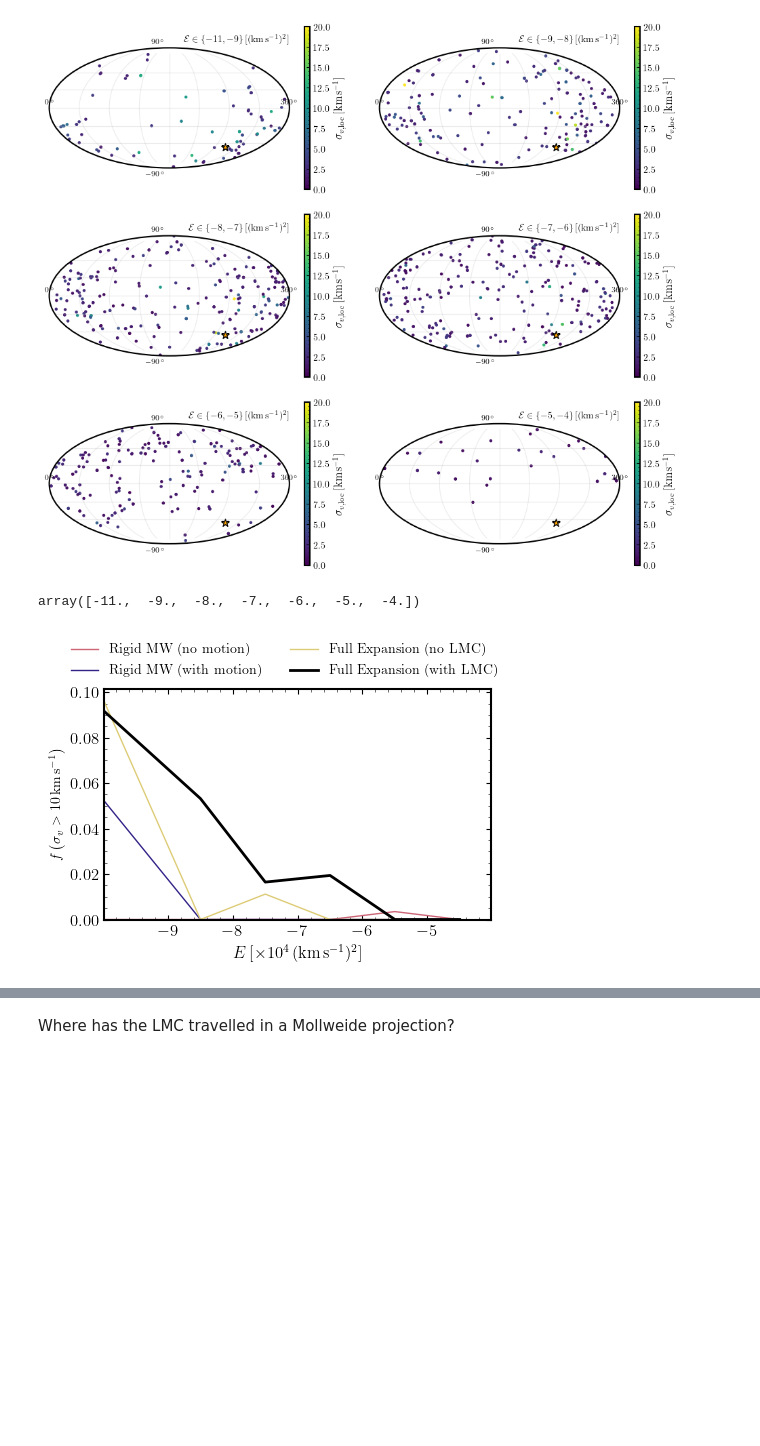
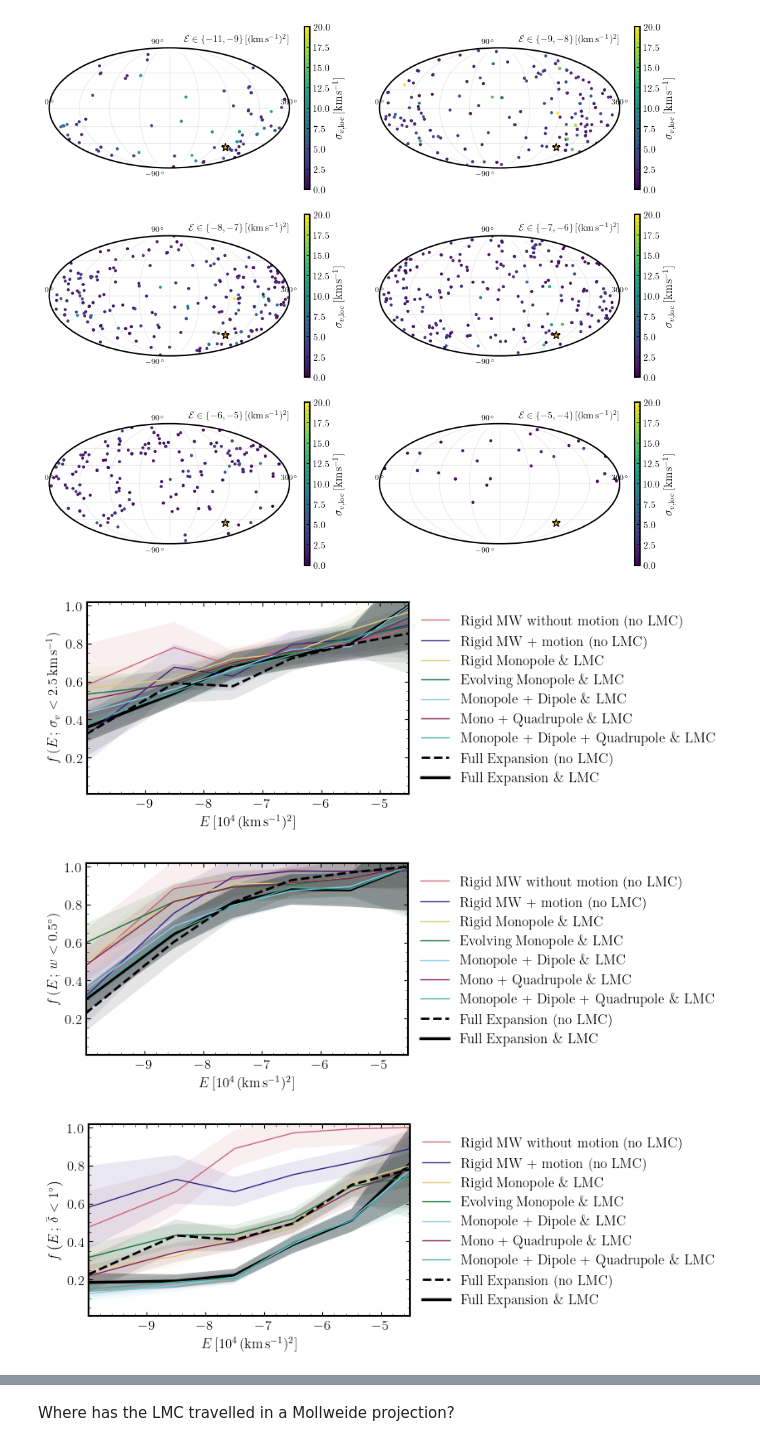
Before and after one commit to dc-broo3/oceanus, a Jupyter notebook: analysis/mollewideplots.ipynb, the cells around one changed output, grey strips where cells are left out. Saved outputs shown, nothing was run; the diff lists cells and outputs as text; code cells hidden in the pictures; blank space fills up the shorter version.

```diff
--- a/analysis/mollewideplots.ipynb
+++ b/analysis/mollewideplots.ipynb
@@ -846,8 +846,4 @@ pot = 'Full-MWhalo-MWdisc-LMC.hdf5'
 mollweide_gc_Ebins(path, pot, 'rigid-mw-no-motion', False)
 # %% [output]
 [figure]
-# %%
-np.delete(np.linspace(-11,-4,8), 1)
-# %% [output]
-array([-11.,  -9.,  -8.,  -7.,  -6.,  -5.,  -4.])
 # %%
@@ -899,12 +985,23 @@ def frac_highvel_streams(path_data, pots, pot_labels, plotname, savefig=False):
         plt.savefig('/mnt/ceph/users/rbrooks/oceanus/analysis/figures/mollweide/ebins/{}'.format(plotname))
     # plt.close()
 # %%
-path = '/mnt/ceph/users/rbrooks/oceanus/analysis/stream-runs/combined-files/plotting_data/1024-dthalfMyr-10rpmin-75ramax/'
-
-potentials = list(['rigid-mw.hdf5','static-mw.hdf5', 'full-MWhalo-full-MWdisc-no-LMC.hdf5', 'Full-MWhalo-MWdisc-LMC.hdf5'])
-
-labels = list(['Rigid MW (no motion)', 'Rigid MW (with motion)', 'Full Expansion (no LMC)', 'Full Expansion (with LMC)'])
-
-frac_highvel_streams(path, potentials, labels, 'frac_highvel_streams', True)
+# path = '/mnt/ceph/users/rbrooks/oceanus/analysis/stream-runs/combined-files/plotting_data/1024-dthalfMyr-10rpmin-75ramax/'
+# potentials = list(['rigid-mw.hdf5','static-mw.hdf5', 'full-MWhalo-full-MWdisc-no-LMC.hdf5', 'Full-MWhalo-MWdisc-LMC.hdf5'])
+# labels = list(['Rigid MW (no motion)', 'Rigid MW (with motion)', 'Full Expansion (no LMC)', 'Full Expansion (with LMC)'])
+# frac_highvel_streams(path, potentials, labels, 'frac_highvel_streams', False)
-# %% [output]
-[figure, removed]
+# %%
+path = '/mnt/ceph/users/rbrooks/oceanus/analysis/stream-runs/combined-files/plotting_data/1024-dthalfMyr-10rpmin-75ramax/'
+potentials = list(['rigid-mw.hdf5','static-mw.hdf5', 'rm-MWhalo-full-MWdisc-full-LMC.hdf5', 'em-MWhalo-full-MWdisc-full-LMC.hdf5',\
+               'md-MWhalo-full-MWdisc-full-LMC.hdf5', 'mq-MWhalo-full-MWdisc-full-LMC.hdf5', 'mdq-MWhalo-full-MWdisc-full-LMC.hdf5',\
+                'full-MWhalo-full-MWdisc-no-LMC.hdf5', 'Full-MWhalo-MWdisc-LMC.hdf5'])
+
+labels = list(['Rigid MW without motion (no LMC)', 'Rigid MW + motion (no LMC)', 'Rigid Monopole \& LMC', 'Evolving Monopole \& LMC', \
+       'Monopole + Dipole \& LMC', 'Mono + Quadrupole \& LMC', 'Monopole + Dipole + Quadrupole \& LMC', 'Full Expansion (no LMC)', 'Full Expansion \& LMC'])
+
+frac_streams_indiv(path, 'veldis', potentials, labels, 'frac_streams_veldis', False)
+frac_streams_indiv(path, 'width', potentials, labels, 'frac_streams_width', False)
+frac_streams_indiv(path, 'deviation', potentials, labels, 'frac_streams_deviation', False)
+# %% [output]
+[figure, added]
+[figure, added]
+[figure, added]
```
Also changed, not shown: parts of 7 cells of this notebook, 1 other file.
